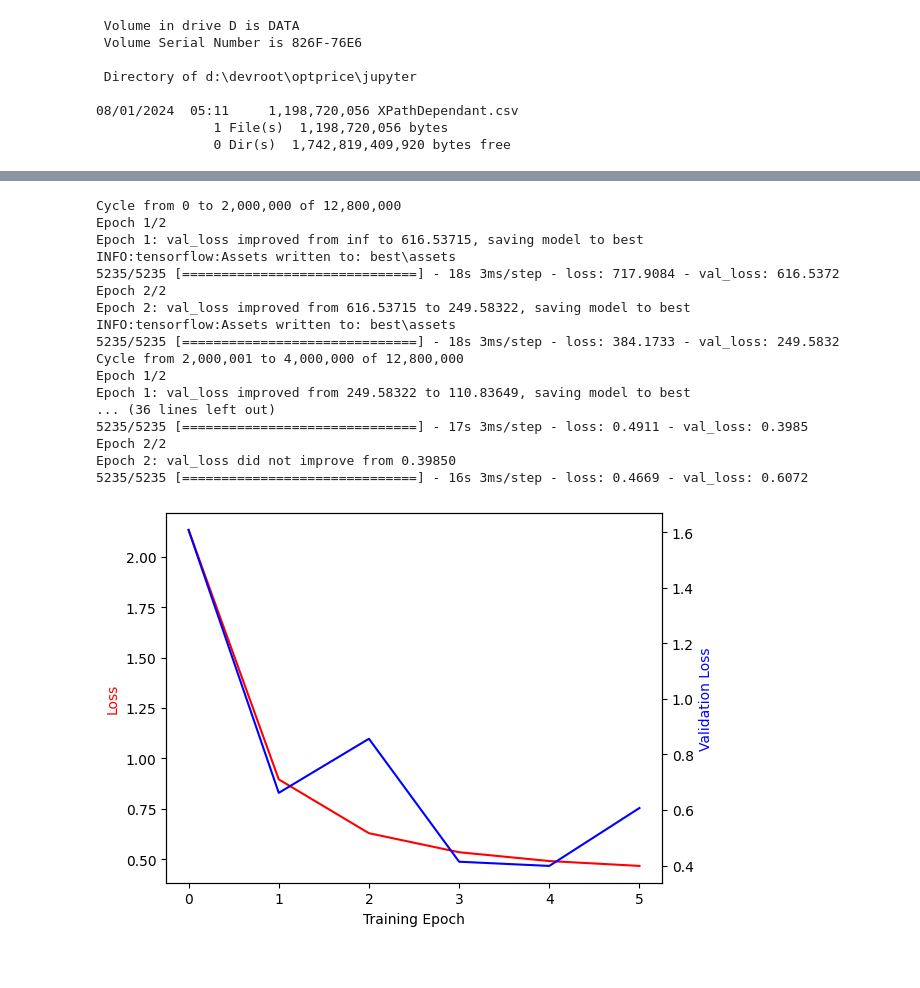
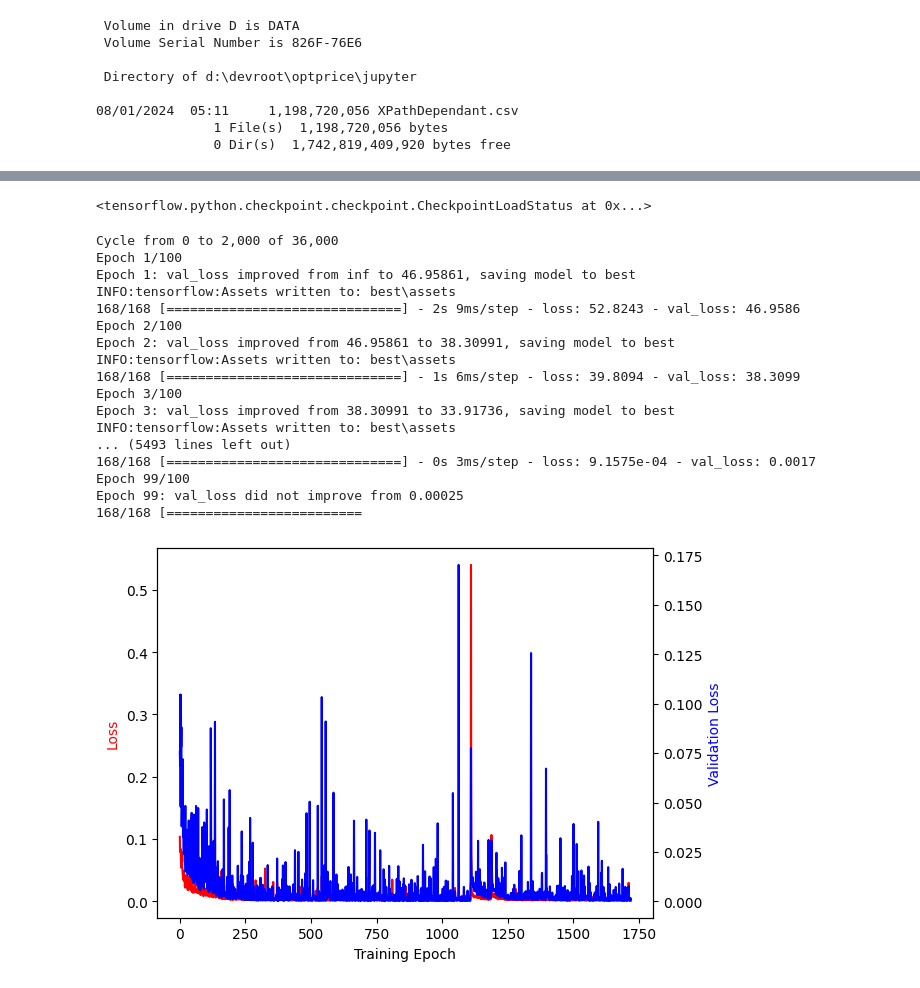
Before and after one commit to parrisma/optprice, a Jupyter notebook: jupyter/optprice.ipynb, the cells around one changed output, grey strips where cells are left out. Drawn from its saved outputs; the diff is of its cells as text; code cells hidden in the pictures.

Commit message:
binomial NN model working partially

```diff
--- a/jupyter/optprice.ipynb
+++ b/jupyter/optprice.ipynb
@@ -1792,12 +1803,41 @@ def create_deeper_neural_net2(input_dim: int = 5)-> Sequential:
     model.compile(loss="mean_squared_error", optimizer=opt)
 
     return model
+# %%
+def create_deeper_neural_net3(input_dim: int = 7)-> Sequential:
+    """
+    Create a Neural network with an architecture tuned to regression and able to capture (generalize)
+    more complex features of closed-form model + barriers.
+
+    We chose a simple dense neural network here that is powerful enough to capture
+    a generalized form, but not too power full as to 'learn'the data and over fit.
+
+    """
+
+    # Create a NN of 5 Dense layers, with 5 inputs (number of BS parameters) abd a single
+    # output that predicts the price for the given parameters
+    model = Sequential()
+
+    model.add(
+        Dense(32, input_shape=(input_dim,),
+              kernel_initializer="normal", activation="tanh")
+    )
+    model.add(Dense(16, kernel_initializer="normal", activation="tanh"))
+    model.add(Dense(8, kernel_initializer="normal", activation="tanh"))
+    model.add(Dense(1, kernel_initializer="normal", activation="linear"))
+
+    # Compile the model with the Adam optimizer, with a tuned step size.
+    opt = tf.keras.optimizers.Adam(learning_rate=0.001)
+    model.compile(loss="mean_squared_error", optimizer=opt)
+
+    return model
 # %%
 def bulk_fit(X_all: np.ndarray,
              Y_all: np.ndarray,
              model,
              max_per_cycle: int = 2e6,
-             num_epoch: int = 50) -> Tuple[Sequential, List[float], List[float]]:
+             num_epoch: int = 50,
+             batch_size=256) -> Tuple[Sequential, List[float], List[float]]:
     """
     Prepare the model inputs and fit the data with the given model type. Deal with teh case where there is
     too much training data to fit in a single pass.
@@ -1851,7 +1891,7 @@ def bulk_fit(X_all: np.ndarray,
         history = model.fit(
             X_train,
             Y_train,
-            batch_size=256,
+            batch_size=batch_size,
             epochs=num_epoch,
             verbose=1,
             validation_data=(X_test, Y_test),
@@ -1889,31 +1929,38 @@ model = create_deeper_neural_net2(input_dim = np.shape(Xd)[1])
+# %%
+model = create_deeper_neural_net3(input_dim = 7)
+model.load_weights("best")
+# %% [output]
+<tensorflow.python.checkpoint.checkpoint.CheckpointLoadStatus at 0x...>
 # %%
 # Train the model.
 #
 model, loss, val_loss = bulk_fit(Xd,
                                  Yd,
                                  model,
-                                 num_epoch=15)
+                                 num_epoch=100,
+                                 max_per_cycle=2000,
+                                 batch_size=8)
 # %% [output]
-Cycle from 0 to 2,000,000 of 12,800,000
-Epoch 1/2
-Epoch 1: val_loss improved from inf to 616.53715, saving model to best
+Cycle from 0 to 2,000 of 36,000
+Epoch 1/100
+Epoch 1: val_loss improved from inf to 46.95861, saving model to best
 INFO:tensorflow:Assets written to: best\assets
-5235/5235 [==============================] - 18s 3ms/step - loss: 717.9084 - val_loss: 616.5372
-Epoch 2/2
-Epoch 2: val_loss improved from 616.53715 to 249.58322, saving model to best
+168/168 [==============================] - 2s 9ms/step - loss: 52.8243 - val_loss: 46.9586
+Epoch 2/100
+Epoch 2: val_loss improved from 46.95861 to 38.30991, saving model to best
 INFO:tensorflow:Assets written to: best\assets
-5235/5235 [==============================] - 18s 3ms/step - loss: 384.1733 - val_loss: 249.5832
-Cycle from 2,000,001 to 4,000,000 of 12,800,000
-Epoch 1/2
-Epoch 1: val_loss improved from 249.58322 to 110.83649, saving model to best
-... (36 lines left out)
-5235/5235 [==============================] - 17s 3ms/step - loss: 0.4911 - val_loss: 0.3985
-Epoch 2/2
-Epoch 2: val_loss did not improve from 0.39850
-5235/5235 [==============================] - 16s 3ms/step - loss: 0.4669 - val_loss: 0.6072
+168/168 [==============================] - 1s 6ms/step - loss: 39.8094 - val_loss: 38.3099
+Epoch 3/100
+Epoch 3: val_loss improved from 38.30991 to 33.91736, saving model to best
+INFO:tensorflow:Assets written to: best\assets
+... (5493 lines left out)
+168/168 [==============================] - 0s 3ms/step - loss: 9.1575e-04 - val_loss: 0.0017
+Epoch 99/100
+Epoch 99: val_loss did not improve from 0.00025
+168/168 [=========================
 # %%
 # Examine the training
 #
-plot_training_history(loss, val_loss, skip=6)
+plot_training_history(loss, val_loss, skip=80)
 # %% [output]
-[figure, old version]
+[figure, new version]
```
Also changed, not shown: parts of 22 cells of this notebook.
